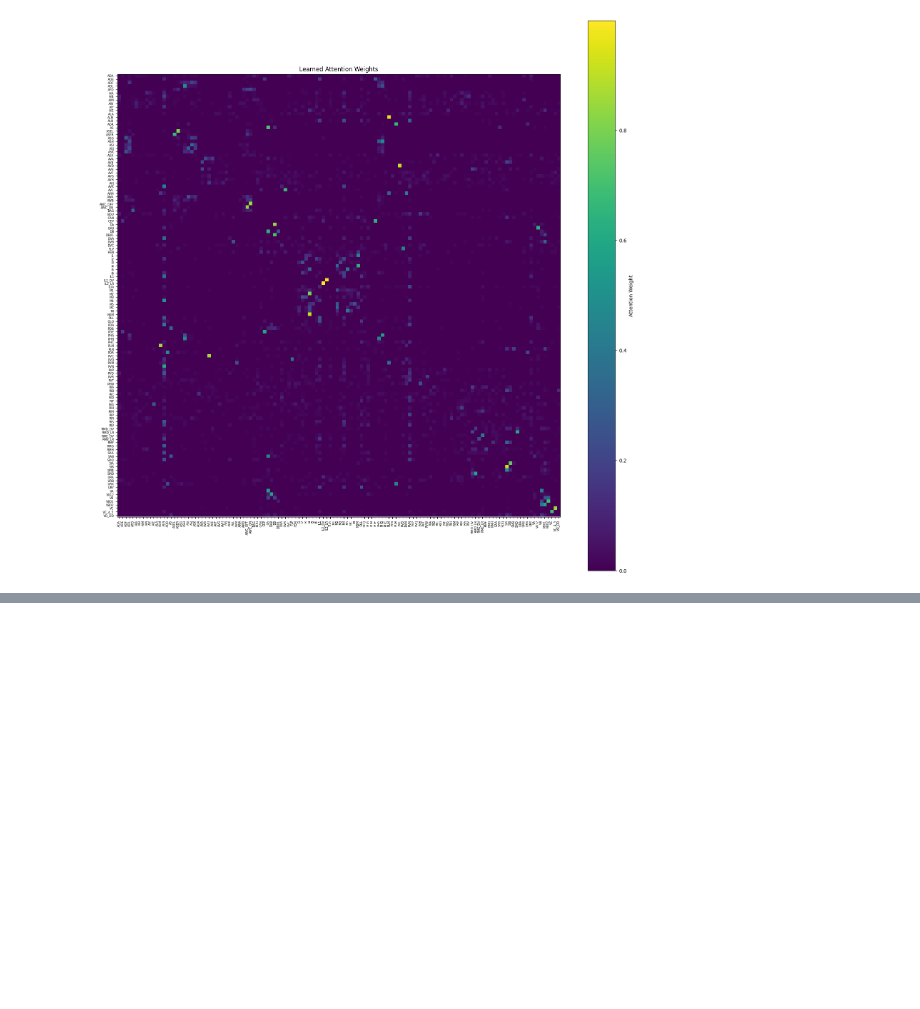
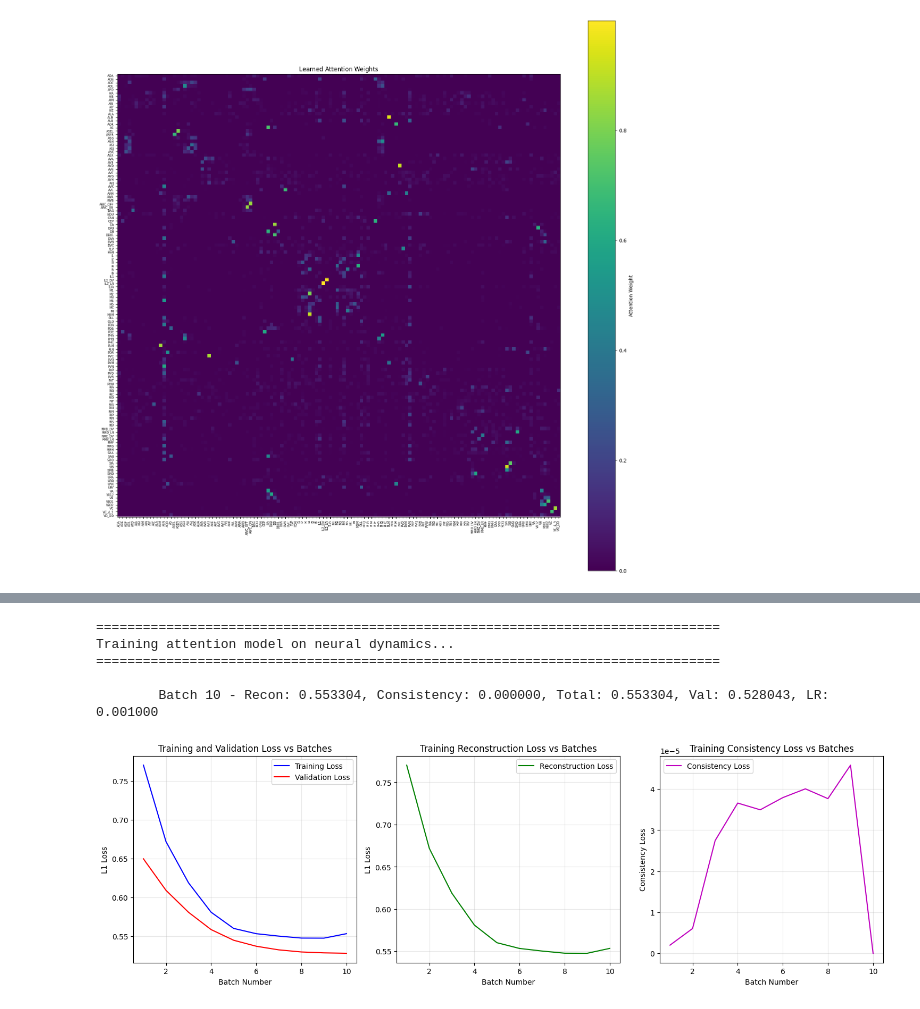
Before and after one commit to qsimeon/worm-learn, a Jupyter notebook: main_notebook.ipynb, the cells around one changed output, grey strips where cells are left out. Saved outputs shown, nothing was run; the diff lists cells and outputs as text; code cells hidden in the pictures; blank space fills up the shorter version.

```diff
--- a/main_notebook.ipynb
+++ b/main_notebook.ipynb
@@ -573,7 +576,7 @@ test_dataset1 = TranscriptomeGaussianProjectionDataset(
     X_original=X_original,
     num_samples=1,
     embedding_dim=embedding_dim,
-    epsilon=CONFIG['jl_epsilon'],
+    epsilon=CONFIG_TRANSCRIPTOMICS['jl_epsilon'],
     seed=1000,
     precompute=False
 )
@@ -582,7 +585,7 @@ test_dataset2 = TranscriptomeGaussianProjectionDataset(
     X_original=X_original,
     num_samples=1,
     embedding_dim=embedding_dim,
-    epsilon=CONFIG['jl_epsilon'],
+    epsilon=CONFIG_TRANSCRIPTOMICS['jl_epsilon'],
     seed=2000,
     precompute=False
 )
@@ -615,7 +618,7 @@ mean_correlation = (correlation_01 + correlation_02 + correlation_12) / 3
 # Test JL lemma bounds
 # JL lemma: (1-ε)||x-y||² ≤ ||Px-Py||² ≤ (1+ε)||x-y||²
 # So correlation should be high (close to 1) for good distance preservation
-epsilon = CONFIG['jl_epsilon']
+epsilon = CONFIG_TRANSCRIPTOMICS['jl_epsilon']
 expected_min_correlation = 1 - epsilon  # Rough approximation
 
 print(f"Expected minimum correlation (1-ε): {expected_min_correlation:.3f}")
@@ -1776,0 +1927,13 @@ plt.show()
+# %%
+# Initialize model for dynamics phase
+# d_model = seq_len (temporal window is the "embedding")
+model_dynamics = SingleHeadSelfAttention(
+    d_model=CONFIG_DYNAMICS['seq_len'],
+    n_hidden=CONFIG_DYNAMICS['hidden_dim'],
+    use_attention_scores=False
+).to(device)
+
+print(f"\nModel architecture:")
+print(f"  d_model (seq_len): {CONFIG_DYNAMICS['seq_len']}")
+print(f"  n_hidden: {CONFIG_DYNAMICS['hidden_dim']}")
+print(f"  Total parameters: {sum(p.numel() for p in model_dynamics.parameters()):,}")
@@ -1776,0 +2162,51 @@ plt.show()
+# %%
+# Train the model using the fixed training function
+print("\n" + "="*80)
+print("Training attention model on neural dynamics...")
+print("="*80 + "\n")
+
+history_dynamics = train_attention_model_fixed(
+    model=model_dynamics,
+    train_dataset=train_dataset_dynamics,
+    val_dataset=val_dataset_dynamics,
+    config=CONFIG_DYNAMICS,
+    device=device
+)
+
+# Plot training curves
+plt.figure(figsize=(15, 5))
+
+plt.subplot(1, 3, 1)
+plt.plot(history_dynamics['batch_numbers'], history_dynamics['train_losses'], 'b-', label='Training Loss')
+plt.plot(history_dynamics['batch_numbers'], history_dynamics['val_losses'], 'r-', label='Validation Loss')
+plt.xlabel('Batch Number')
+plt.ylabel('L1 Loss')
+plt.title('Training and Validation Loss vs Batches')
+plt.legend()
+plt.grid(True, alpha=0.3)
+
+plt.subplot(1, 3, 2)
+plt.plot(history_dynamics['batch_numbers'], history_dynamics['train_recon_losses'], 'g-', label='Reconstruction Loss')
+plt.xlabel('Batch Number')
+plt.ylabel('L1 Loss')
+plt.title('Training Reconstruction Loss vs Batches')
+plt.legend()
+plt.grid(True, alpha=0.3)
+
+plt.subplot(1, 3, 3)
+plt.plot(history_dynamics['batch_numbers'], history_dynamics['train_consistency_losses'], 'm-', label='Consistency Loss')
+plt.xlabel('Batch Number')
+plt.ylabel('Consistency Loss')
+plt.title('Training Consistency Loss vs Batches')
+plt.legend()
+plt.grid(True, alpha=0.3)
+
+plt.tight_layout()
+plt.show()
+# %% [output]
+================================================================================
+Training attention model on neural dynamics...
+================================================================================
+
+        Batch 10 - Recon: 0.553304, Consistency: 0.000000, Total: 0.553304, Val: 0.528043, LR: 0.001000
+[figure, added]
```
Also changed, not shown: parts of 23 cells of this notebook.
